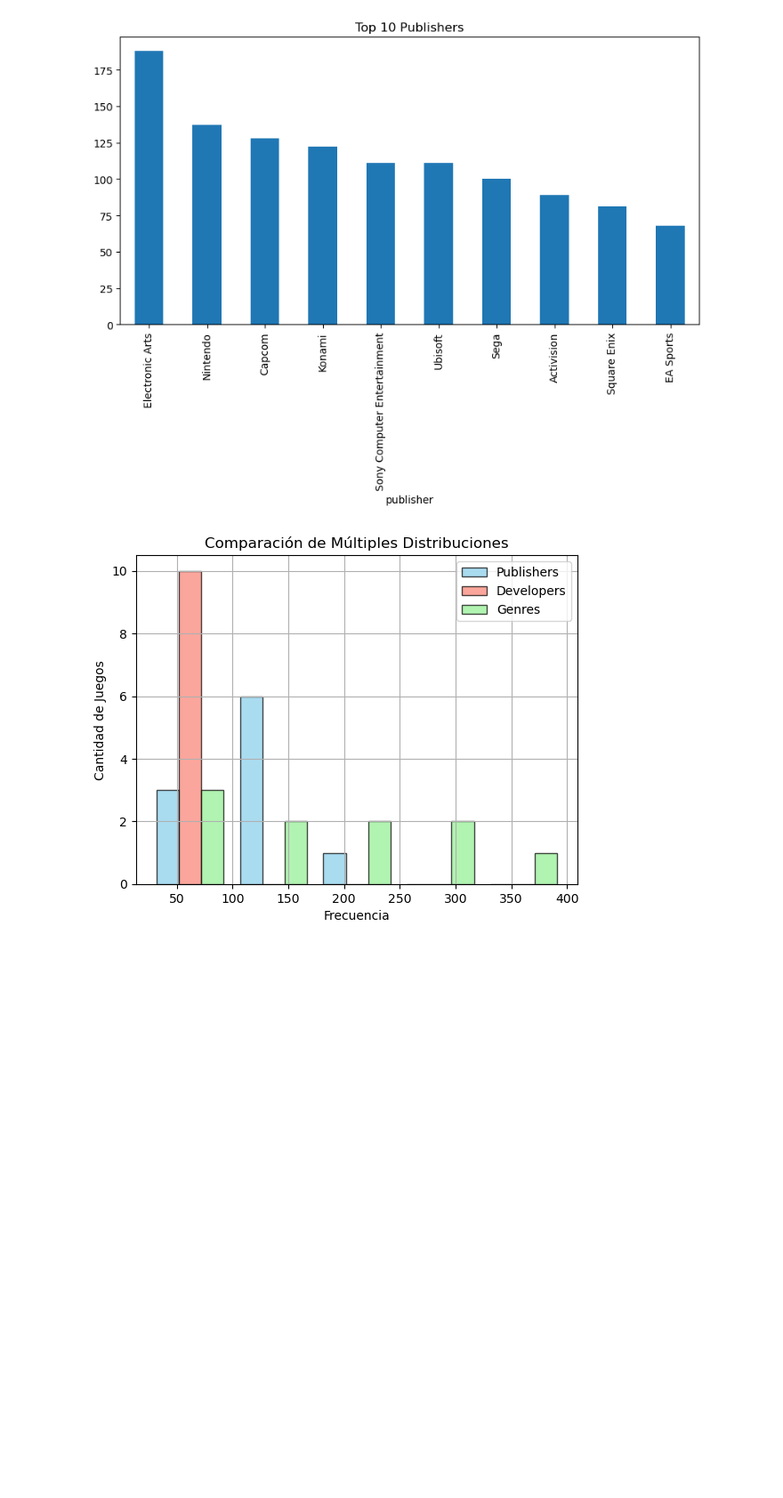
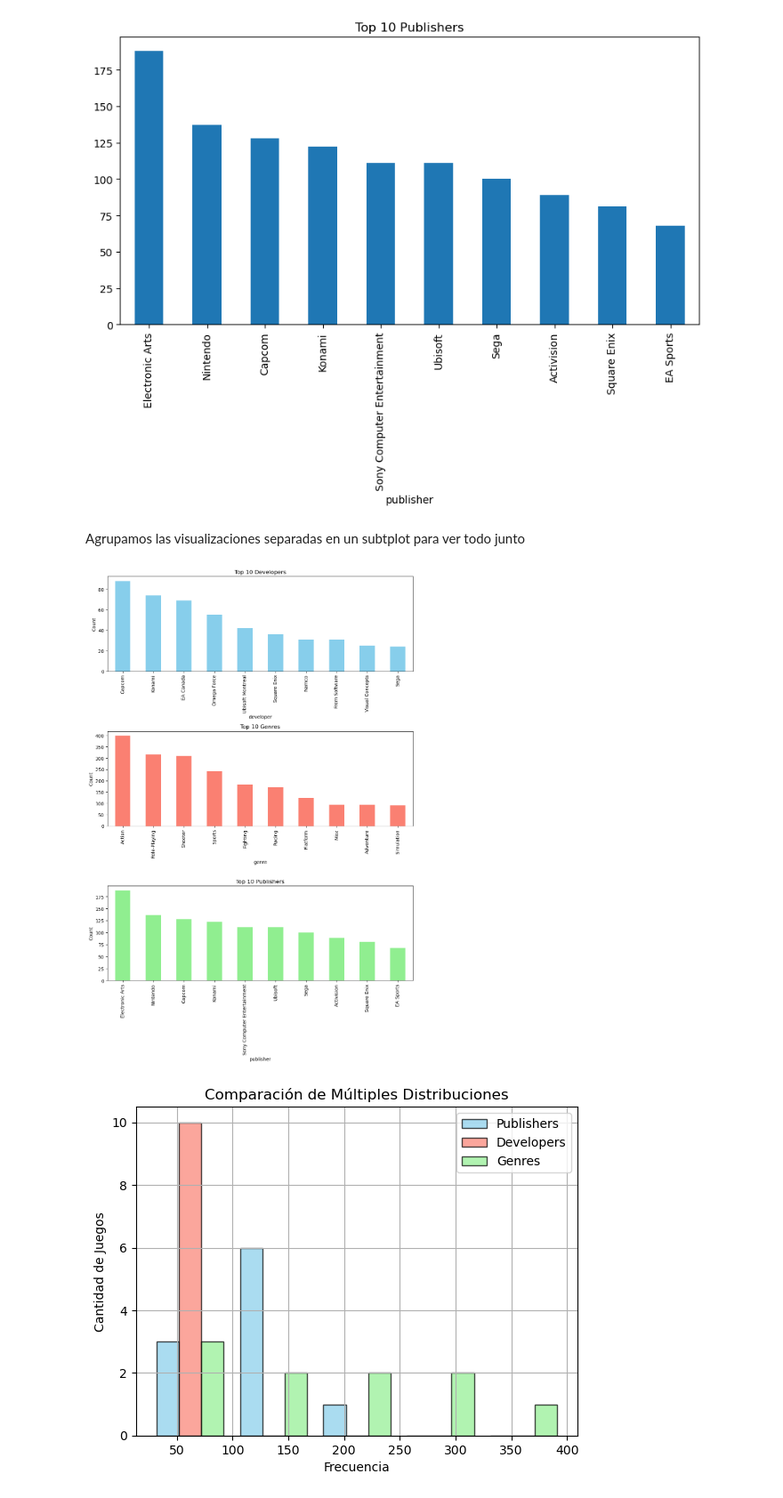
Before and after one commit to gillopy/ExamenCore, a Jupyter notebook: Code/Examen.ipynb, the cells around one changed output. Shown at 89% size. Saved outputs shown, nothing was run; the diff lists cells and outputs as text; code cells hidden in the pictures; blank space fills up the shorter version.

```diff
--- a/Code/Examen.ipynb
+++ b/Code/Examen.ipynb
@@ -253,6 +255,32 @@ plt.show()
 [figure]
 [figure]
 [figure]
+# %% [markdown]
+Agrupamos las visualizaciones separadas en un subtplot para ver todo junto
+# %%
+
+#creamos las divisiones
+fig, axs = plt.subplots(3, 1, figsize=(10, 15))
+
+# desarrolladores más comunes
+df['developer'].value_counts().head(10).plot(kind='bar', ax=axs[0], color='skyblue')
+axs[0].set_title("Top 10 Developers")
+axs[0].set_ylabel("Count")
+
+# géneros más comunes
+df['genre'].value_counts().head(10).plot(kind='bar', ax=axs[1], color='salmon')
+axs[1].set_title("Top 10 Genres")
+axs[1].set_ylabel("Count")
+
+# publishers más comunes
+df['publisher'].value_counts().head(10).plot(kind='bar', ax=axs[2], color='lightgreen')
+axs[2].set_title("Top 10 Publishers")
+axs[2].set_ylabel("Count")
+
+plt.tight_layout()
+plt.show()
+# %% [output]
+[figure, added]
 # %%
 publishers = df['publisher'].value_counts().head(10).values
 developers = df['developer'].value_counts().head(10).values
```
Also changed, not shown: parts of 18 cells of this notebook.
